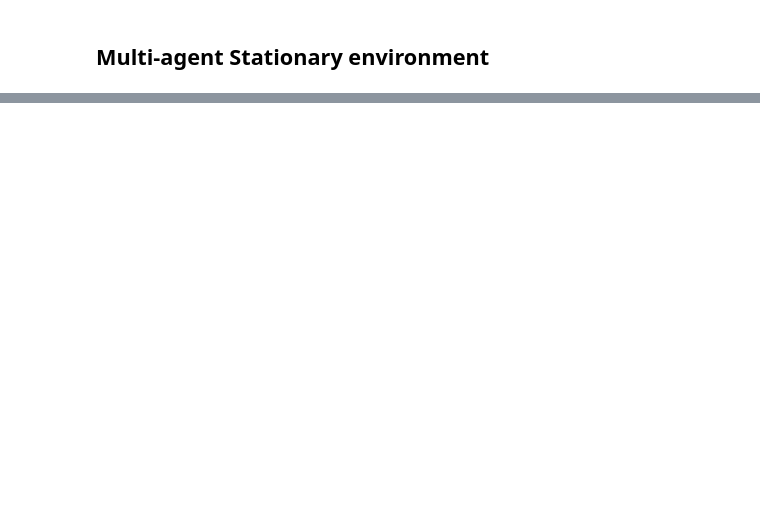
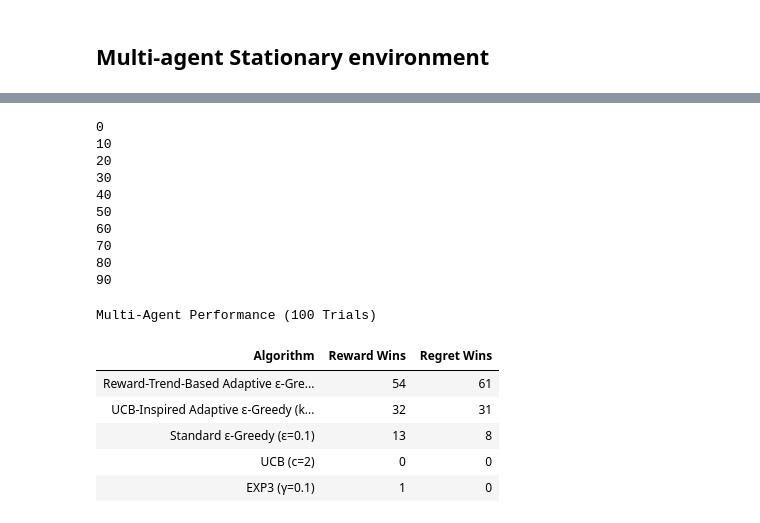
Before and after one commit to jessie-1001/RS-PROJECT, a Jupyter notebook: New_Algorithm_in_OTC.ipynb, the cells around one changed output, grey strips where cells are left out. Cells and saved outputs as stored; diff of their text form; code cells hidden in the pictures; blank space fills up the shorter version.

```diff
--- a/New_Algorithm_in_OTC.ipynb
+++ b/New_Algorithm_in_OTC.ipynb
@@ -761,0 +793,75 @@ Stage-wise Most Frequent Spread Choices:
+# %%
+# ==========================
+# Multi-Trial Evaluation
+# ==========================
+num_trials = 100
+reward_wins = {cfg['label']: 0 for cfg in agent_configs}
+regret_wins = {cfg['label']: 0 for cfg in agent_configs}
+
+for trial in range(num_trials):
+    print(trial) if trial % 10 == 0 else None
+
+    # Run all agents in same environment
+    cum_rewards, cum_regrets, _ = run_multi_agent_experiment(
+        agent_tuples,
+        env_params,
+        num_steps=num_steps
+    )
+
+    # Get final performance metrics
+    final_rewards = cum_rewards[-1, :]
+    final_regrets = cum_regrets[-1, :]
+
+    # Update win counters
+    max_reward = np.max(final_rewards)
+    min_regret = np.min(final_regrets)
+
+    for i, cfg in enumerate(agent_configs):
+        label = cfg['label']
+        if final_rewards[i] == max_reward:
+            reward_wins[label] += 1
+        if final_regrets[i] == min_regret:
+            regret_wins[label] += 1
+
+# ==========================
+# Result Table with Pandas
+# ==========================
+import pandas as pd
+
+# Create DataFrame from results
+results_df = pd.DataFrame({
+    'Algorithm': list(reward_wins.keys()),
+    'Reward Wins': list(reward_wins.values()),
+    'Regret Wins': list(regret_wins.values())
+})
+
+# Sort and format
+results_df = (results_df
+              .sort_values('Regret Wins', ascending=False)
+              .reset_index(drop=True)
+              .style
+              .set_caption(f'Multi-Agent Performance ({num_trials} Trials)')
+              .format({'Regret Wins': '{:.0f}', 'Reward Wins': '{:.0f}'})
+              .hide(axis='index')
+              .set_properties(**{'text-align': 'left'})
+              )
+
+display(results_df)
+# %% [output]
+0
+10
+20
+30
+40
+50
+60
+70
+80
+90
+Multi-Agent Performance (100 Trials)
+| Algorithm | Reward Wins | Regret Wins |
+| Reward-Trend-Based Adaptive ε-Gre... | 54 | 61 |
+| UCB-Inspired Adaptive ε-Greedy (k... | 32 | 31 |
+| Standard ε-Greedy (ε=0.1) | 13 | 8 |
+| UCB (c=2) | 0 | 0 |
+| EXP3 (γ=0.1) | 1 | 0 |
```
Also changed, not shown: parts of 6 cells of this notebook, 2 other files.
